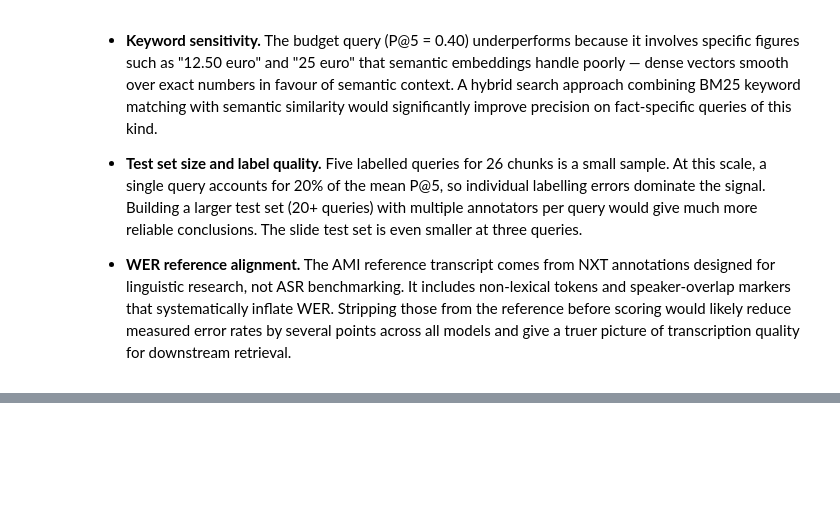
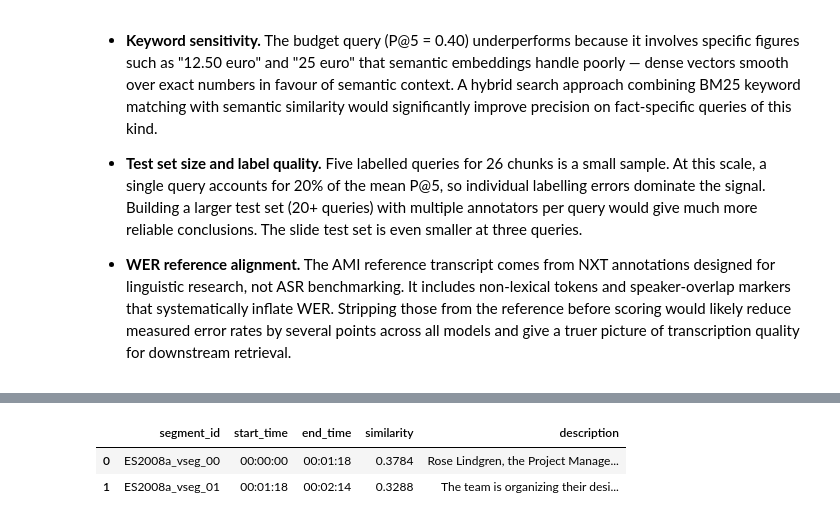
Before and after one commit to z83zhang/ai-data-engineering, a Jupyter notebook: multimodal-search-pipeline/notebook.ipynb, the cells around one changed output, grey strips where cells are left out. Drawn from its saved outputs; the diff is of its cells as text; code cells hidden in the pictures; blank space fills up the shorter version.

```diff
--- a/multimodal-search-pipeline/notebook.ipynb
+++ b/multimodal-search-pipeline/notebook.ipynb
@@ -1018,0 +1357,79 @@ At 250 characters each chunk is too narrow. A single conversational turn spans m
+# %%
+def time_filtered_semantic_search(
+    query: str,
+    collection,
+    start_hms: str,
+    end_hms: str,
+    similarity_threshold: float = 0.3,
+    n_candidates: int = 20,
+) -> pd.DataFrame:
+    """
+    Return segments overlapping [start_hms, end_hms] with similarity >= threshold.
+
+    Threshold 0.3 is permissive: the time window already narrows candidates,
+    so a low floor surfaces loosely related segments rather than missing them.
+    """
+    window_start = hhmmss_to_seconds(start_hms)
+    window_end   = hhmmss_to_seconds(end_hms)
+
+    q_emb = embed_model.encode([query], convert_to_numpy=True)
+    res = collection.query(
+        query_embeddings=q_emb.tolist(),
+        n_results=min(n_candidates, collection.count()),
+        include=["documents", "metadatas", "distances"],
+    )
+
+    hits = []
+    for seg_id, doc, meta, dist in zip(
+        res["ids"][0], res["documents"][0],
+        res["metadatas"][0], res["distances"][0],
+    ):
+        sim = 1 - dist
+        in_window = (
+            meta["end_sec"] >= window_start and
+            meta["start_sec"] <= window_end
+        )
+        if in_window and sim >= similarity_threshold:
+            hits.append({
+                "segment_id":  seg_id,
+                "start_time":  meta["start_time"],
+                "end_time":    meta["end_time"],
+                "similarity":  round(sim, 4),
+                "description": doc,
+            })
+
+    df = pd.DataFrame(hits)
+    return (
+        df.sort_values("similarity", ascending=False).reset_index(drop=True)
+        if not df.empty else df
+    )
+
+
+# ── Example query: project goals in the first 5 minutes ───────────────────
+QUERY_TIME    = "find segments about project goals in the first 5 minutes"
+T_START       = "00:00:00"
+T_END         = "00:05:00"
+THRESH_SEARCH = 0.3
+
+_t0 = time.time()
+time_results = time_filtered_semantic_search(
+    query=QUERY_TIME,
+    collection=video_col,
+    start_hms=T_START,
+    end_hms=T_END,
+    similarity_threshold=THRESH_SEARCH,
+)
+elapsed_ms = (time.time() - _t0) * 1000
+
+print(f"Time + Semantic Search")
+print(f"  Query     : {QUERY_TIME!r}")
+print(f"  Window    : {T_START} → {T_END}")
+print(f"  Threshold : similarity ≥ {THRESH_SEARCH}")
+print(f"  Elapsed   : {elapsed_ms:.1f} ms")
+print(f"  Matches   : {len(time_results)}\n")
+
+if not time_results.empty:
+    display(time_results.assign(description=time_results["description"].str[:100]))
+else:
+    print("No segments matched the time window and similarity threshold.")
+# %% [output]
@@ -1018,0 +1442,3 @@ At 250 characters each chunk is too narrow. A single conversational turn spans m
+|  | segment_id | start_time | end_time | similarity | description |
+| 0 | ES2008a_vseg_00 | 00:00:00 | 00:01:18 | 0.3784 | Rose Lindgren, the Project Manage... |
+| 1 | ES2008a_vseg_01 | 00:01:18 | 00:02:14 | 0.3288 | The team is organizing their desi... |
```
Also changed, not shown: parts of 17 cells of this notebook, 5 other files.
